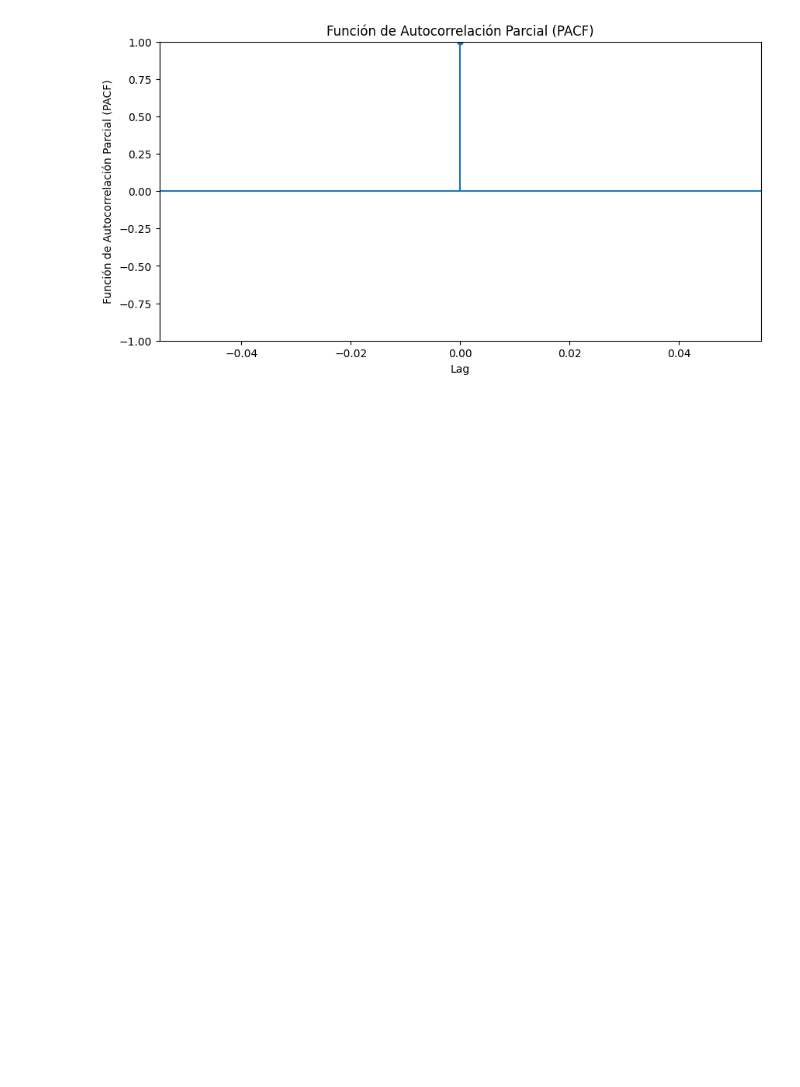
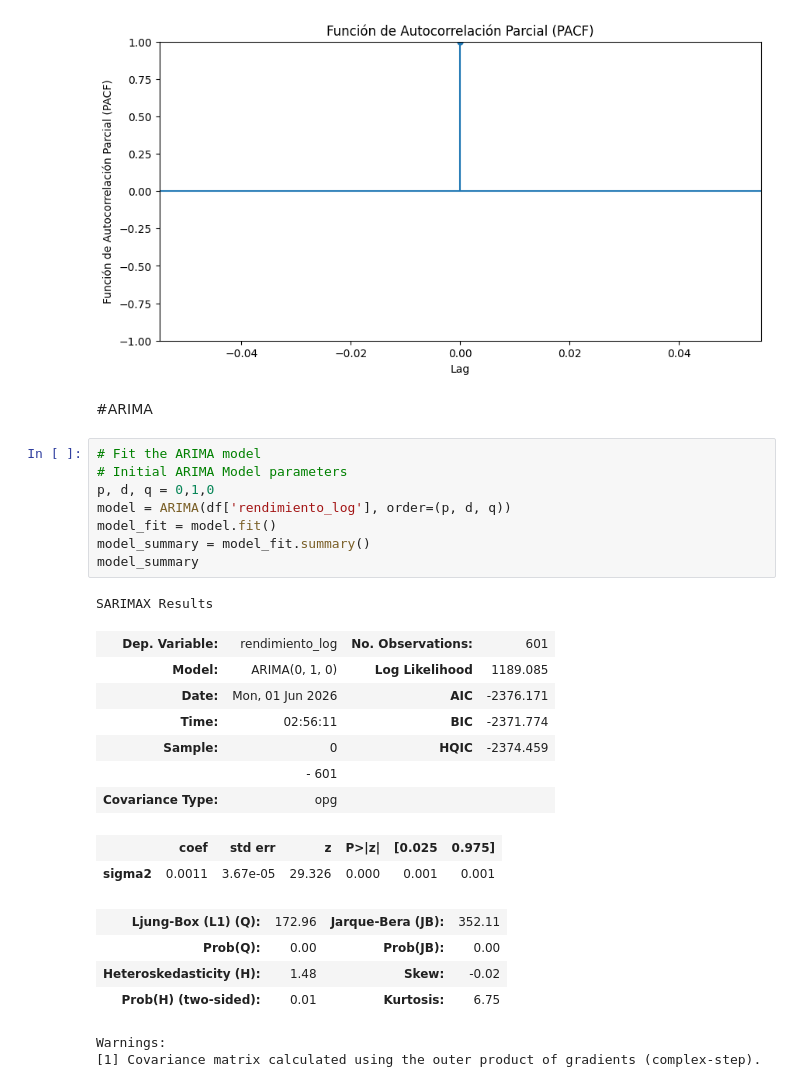
Before and after one commit to MartaPCastillo/Tesis, a Jupyter notebook: Grupo_Mexico.ipynb, the cells around one changed output. Drawn from its saved outputs; the diff is of its cells as text; blank space fills up the shorter version.

```diff
--- a/Grupo_Mexico.ipynb
+++ b/Grupo_Mexico.ipynb
@@ -471,3 +494,30 @@ ax.set_title("Función de Autocorrelación Parcial (PACF)")
 plt.show()
 # %% [output]
 [figure]
+# %% [markdown]
+#ARIMA
+# %%
+# Fit the ARIMA model
+# Initial ARIMA Model parameters
+p, d, q = 0,1,0
+model = ARIMA(df['rendimiento_log'], order=(p, d, q))
+model_fit = model.fit()
+model_summary = model_fit.summary()
+model_summary
+# %% [output]
+SARIMAX Results
+| Dep. Variable: | rendimiento_log | No. Observations: | 601 |
+| Model: | ARIMA(0, 1, 0) | Log Likelihood | 1189.085 |
+| Date: | Mon, 01 Jun 2026 | AIC | -2376.171 |
+| Time: | 02:56:11 | BIC | -2371.774 |
+| Sample: | 0 | HQIC | -2374.459 |
+|  | - 601 |  |  |
+| Covariance Type: | opg |  |  |
+|  | coef | std err | z | P>|z| | [0.025 | 0.975] |
+| sigma2 | 0.0011 | 3.67e-05 | 29.326 | 0.000 | 0.001 | 0.001 |
+| Ljung-Box (L1) (Q): | 172.96 | Jarque-Bera (JB): | 352.11 |
+| Prob(Q): | 0.00 | Prob(JB): | 0.00 |
+| Heteroskedasticity (H): | 1.48 | Skew: | -0.02 |
+| Prob(H) (two-sided): | 0.01 | Kurtosis: | 6.75 |
+Warnings:
+[1] Covariance matrix calculated using the outer product of gradients (complex-step).
```
Also changed, not shown: parts of 30 cells of this notebook.
